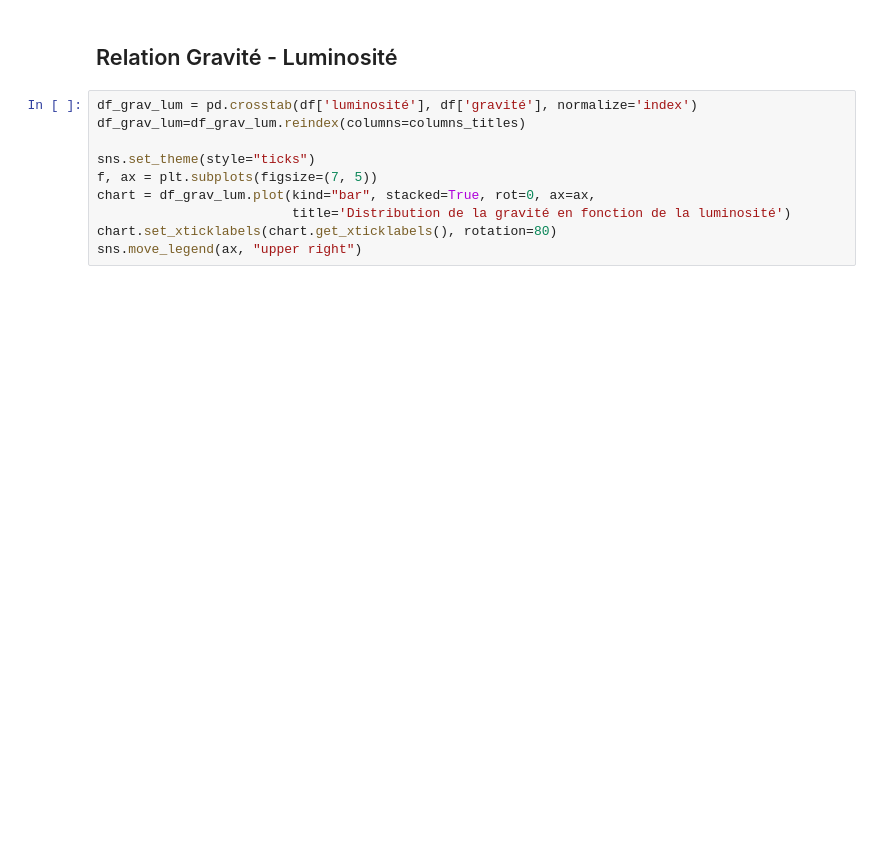
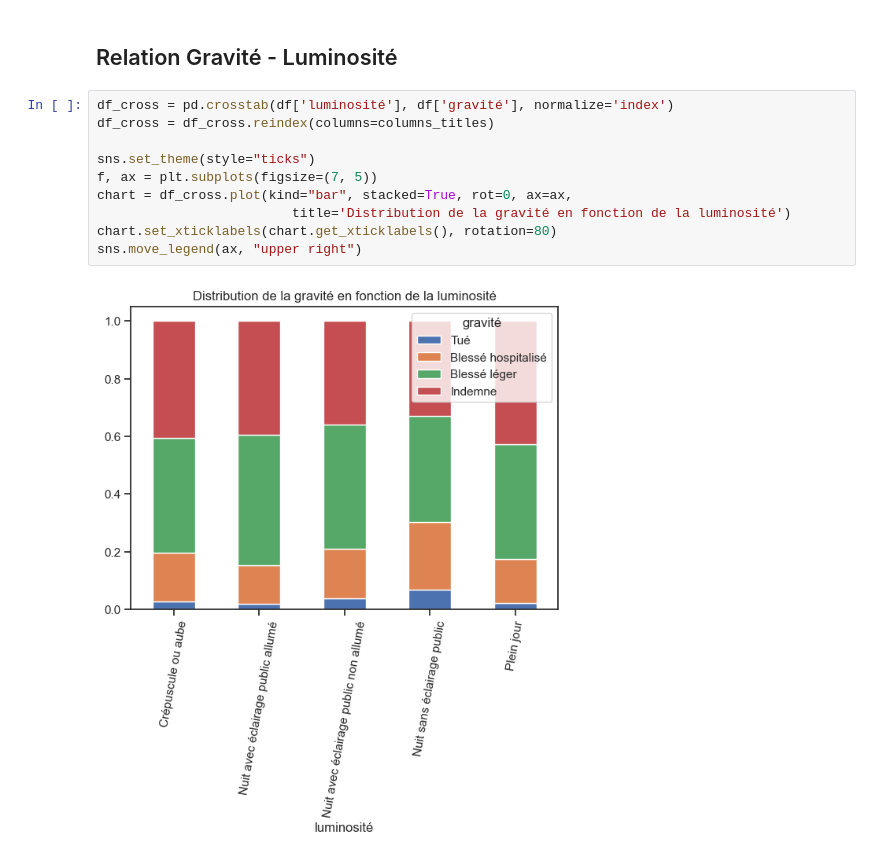
Before and after one commit to nicolascarayon/projet-accidents-routiers, a Jupyter notebook: nico_merged_data.ipynb, the cells around one changed output. Drawn from its saved outputs; the diff is of its cells as text; blank space fills up the shorter version.

```diff
--- a/nico_merged_data.ipynb
+++ b/nico_merged_data.ipynb
@@ -67,12 +72,14 @@ sns.move_legend(ax, "upper right")
 # %% [markdown]
 ## Relation Gravité - Luminosité
 # %%
-df_grav_lum = pd.crosstab(df['luminosité'], df['gravité'], normalize='index')
-df_grav_lum=df_grav_lum.reindex(columns=columns_titles)
+df_cross = pd.crosstab(df['luminosité'], df['gravité'], normalize='index')
+df_cross = df_cross.reindex(columns=columns_titles)
 
 sns.set_theme(style="ticks")
 f, ax = plt.subplots(figsize=(7, 5))
-chart = df_grav_lum.plot(kind="bar", stacked=True, rot=0, ax=ax,
+chart = df_cross.plot(kind="bar", stacked=True, rot=0, ax=ax,
                          title='Distribution de la gravité en fonction de la luminosité')
 chart.set_xticklabels(chart.get_xticklabels(), rotation=80)
 sns.move_legend(ax, "upper right")
+# %% [output]
+[figure, added]
```
Also changed, not shown: parts of 9 cells of this notebook, 1 other file.
